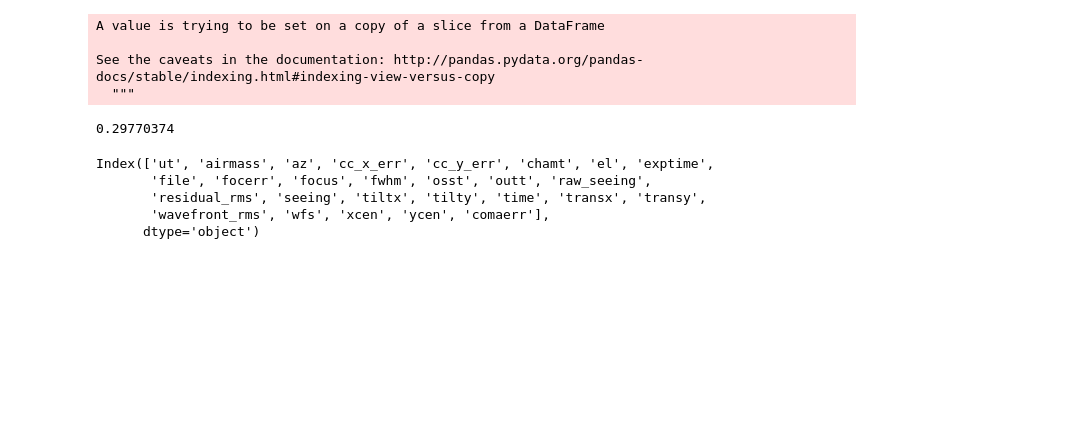
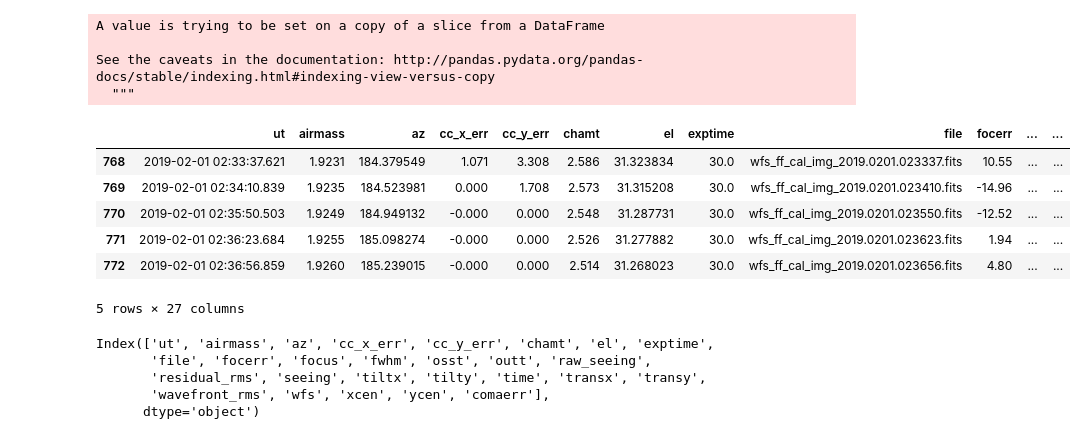
Before and after one commit to tepickering/HALcoll, a Jupyter notebook: notebooks/TF testing.ipynb, the cells around one changed output. Cells and saved outputs as stored; diff of their text form; code cells hidden in the pictures; blank space fills up the shorter version.

```diff
--- a/notebooks/TF testing.ipynb
+++ b/notebooks/TF testing.ipynb
@@ -51,10 +51,16 @@ A value is trying to be set on a copy of a slice from a DataFrame
 
 See the caveats in the documentation: http://pandas.pydata.org/pandas-docs/stable/indexing.html#indexing-view-versus-copy
   """
-# %%
-f9['az'].min()
-# %% [output]
-0.29770374
+# %%
+bino.head()
+# %% [output]
+|  | ut | airmass | az | cc_x_err | cc_y_err | chamt | el | exptime | file | focerr | ... | ... |
+| 768 | 2019-02-01 02:33:37.621 | 1.9231 | 184.379549 | 1.071 | 3.308 | 2.586 | 31.323834 | 30.0 | wfs_ff_cal_img_2019.0201.023337.fits | 10.55 | ... | ... |
+| 769 | 2019-02-01 02:34:10.839 | 1.9235 | 184.523981 | 0.000 | 1.708 | 2.573 | 31.315208 | 30.0 | wfs_ff_cal_img_2019.0201.023410.fits | -14.96 | ... | ... |
+| 770 | 2019-02-01 02:35:50.503 | 1.9249 | 184.949132 | -0.000 | 0.000 | 2.548 | 31.287731 | 30.0 | wfs_ff_cal_img_2019.0201.023550.fits | -12.52 | ... | ... |
+| 771 | 2019-02-01 02:36:23.684 | 1.9255 | 185.098274 | -0.000 | 0.000 | 2.526 | 31.277882 | 30.0 | wfs_ff_cal_img_2019.0201.023623.fits | 1.94 | ... | ... |
+| 772 | 2019-02-01 02:36:56.859 | 1.9260 | 185.239015 | -0.000 | 0.000 | 2.514 | 31.268023 | 30.0 | wfs_ff_cal_img_2019.0201.023656.fits | 4.80 | ... | ... |
+5 rows × 27 columns
 # %%
 data.columns
 # %% [output]
```
Also changed, not shown: parts of 1 cell of this notebook, 4 other files.
